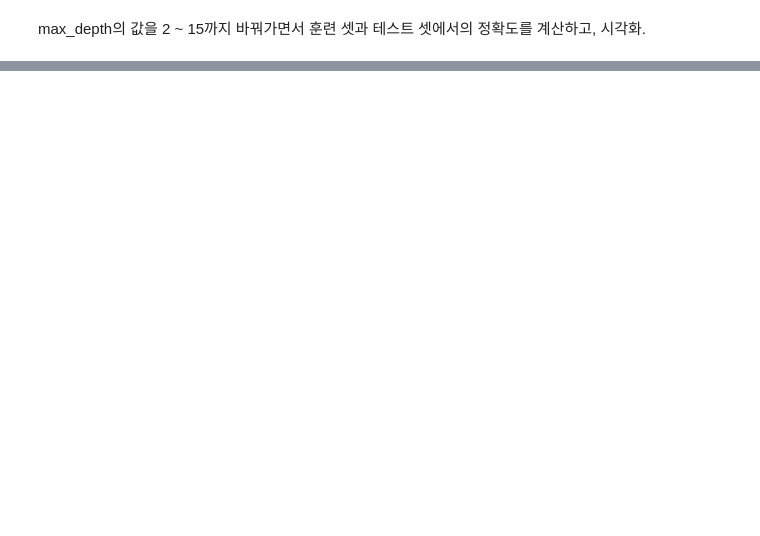
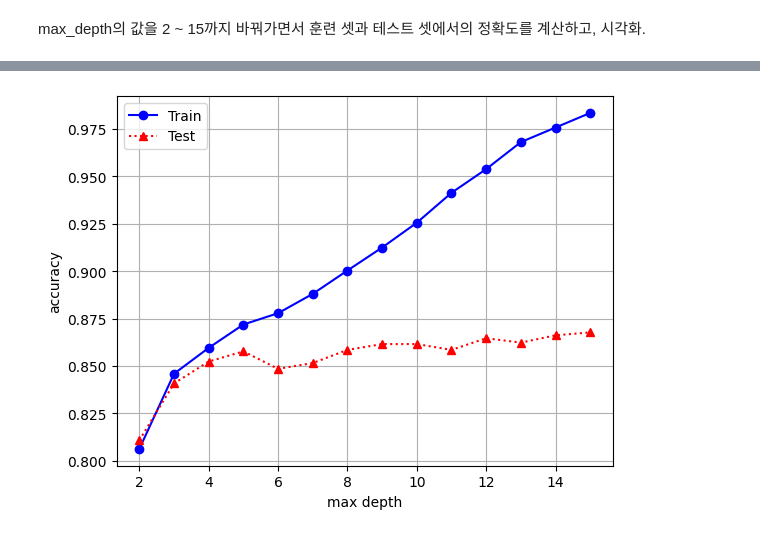
Before and after one commit to YounJJ/202511_BD53, a Jupyter notebook: lab_ml/ml10_tree.ipynb, the cells around one changed output, grey strips where cells are left out. Drawn from its saved outputs; the diff is of its cells as text; code cells hidden in the pictures; blank space fills up the shorter version.

```diff
--- a/lab_ml/ml10_tree.ipynb
+++ b/lab_ml/ml10_tree.ipynb
@@ -305,0 +346,11 @@ plt.show()
+# %%
+plt.plot(max_depths, train_scores, 'bo-', label='Train')
+plt.plot(max_depths, test_scores, 'r^:', label='Test')
+
+plt.legend()
+plt.grid()
+plt.xlabel("max depth")
+plt.ylabel('accuracy')
+plt.show()
+# %% [output]
+[figure, added]
```
Also changed, not shown: parts of 47 cells of this notebook.
